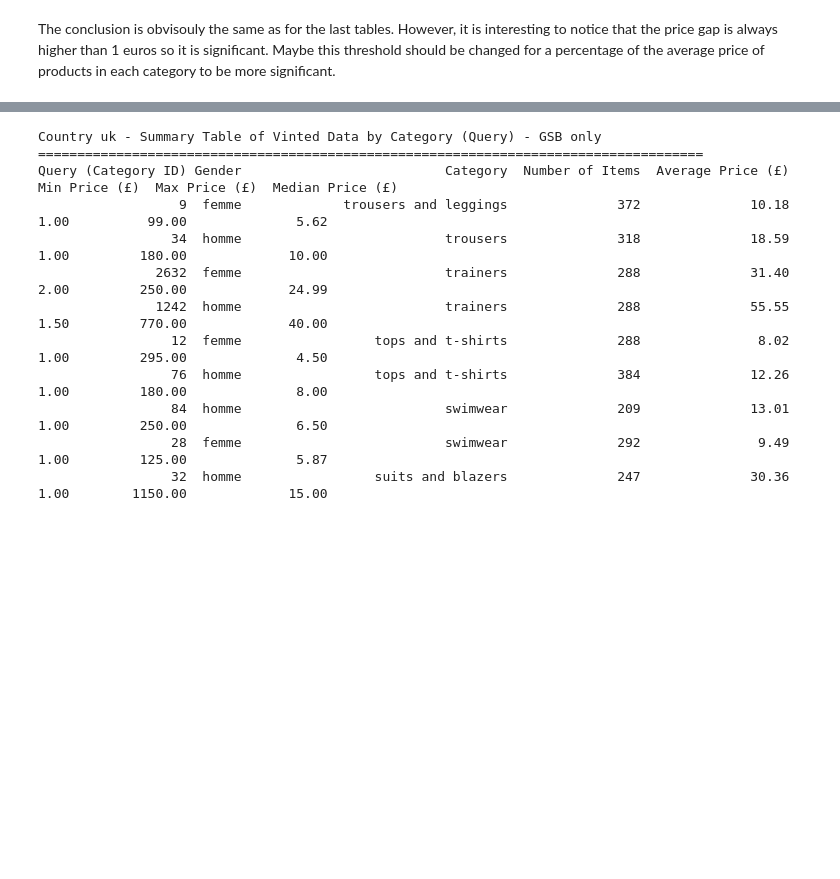
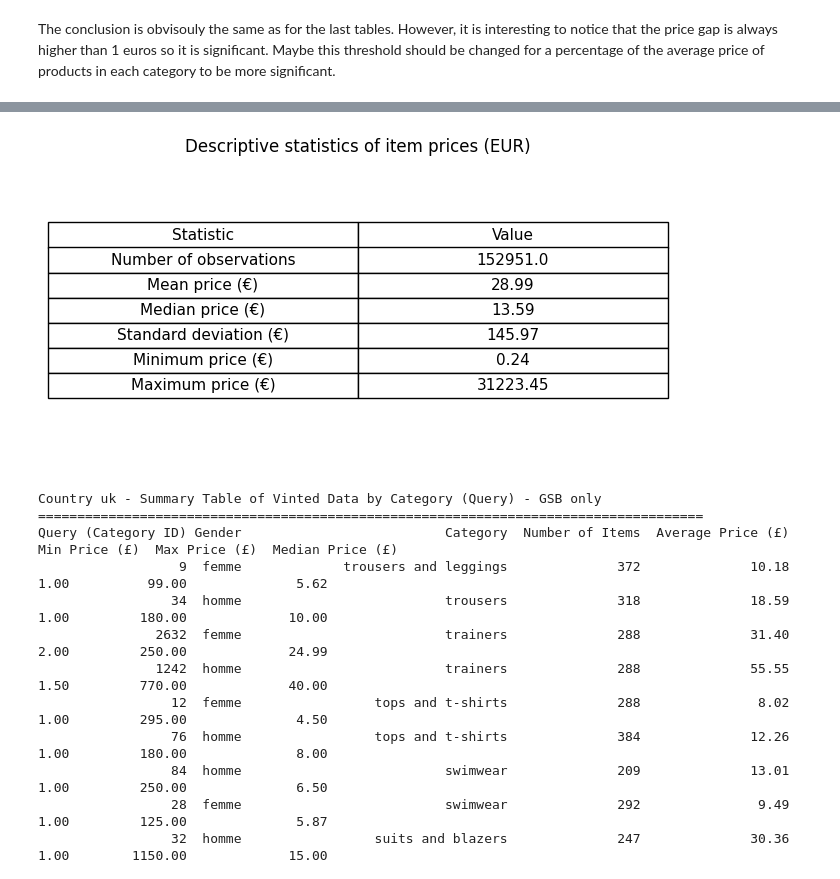
Before and after one commit to 01-prog/Data-analysis, a Jupyter notebook: Analyse_des_donnees.ipynb, the cells around one changed output, grey strips where cells are left out. Saved outputs shown, nothing was run; the diff lists cells and outputs as text; code cells hidden in the pictures; blank space fills up the shorter version.

```diff
--- a/Analyse_des_donnees.ipynb
+++ b/Analyse_des_donnees.ipynb
@@ -783,4 +564,104 @@ Currency types encountered (non-EUR): {'GBP', 'RON', 'USD'}
 Number of items in non-EUR currencies: 30124
+# %%
+# -----------------------
+# 1. Charger et filtrer les données
+# -----------------------
+
+prices = []
+countries = []
+categories = []
+
+with open("vinted_products_api.jsonl", "r", encoding="utf-8") as f:
+    for line in f:
+        item = json.loads(line)
+        try:
+            price = float(item["prix"]["amount"])
+            prices.append(price)
+        except (KeyError, ValueError, TypeError):
+            continue
+
+        # Garder uniquement les prix en EUR
+        if item.get('prix', {}).get('currency_code') != 'EUR':
+            if item.get('prix', {}).get('currency_code') == 'USD':
+                price *= 0.85  # Exemple de conversion USD -> EUR
+            elif item.get('prix', {}).get('currency_code') == 'GBP':
+                price *= 1.15  # Exemple de conversion GBP -> EUR
+            else:
+                continue  # Ignorer autres devises
+
+        country = item.get('country', 'unknown')
+        if isinstance(country, list):
+            country = country[0]
+        countries.append(country)
+        query = item.get("query")
+        categories.append(category_dict.get(query, 'unknown'))
+
+
+
+
+price_series = pd.Series(prices, name="Price (€)")
+
+# -----------------------
+# 2. Calcul des statistiques descriptives
+# -----------------------
+
+
+desc_stats = pd.DataFrame({
+    "Statistic": [
+        "Number of observations",
+        "Mean price (€)",
+        "Median price (€)",
+        "Standard deviation (€)",
+        "Minimum price (€)",
+        "Maximum price (€)"
+    ],
+    "Value": [
+        price_series.count(),
+        round(price_series.mean(), 2),
+        round(price_series.median(), 2),
+        round(price_series.std(), 2),
+        round(price_series.min(), 2),
+        round(price_series.max(), 2)
+    ]
+})
+
+# -----------------------
+# 3. Export en Excel (pour PowerPoint / Google Slides)
+# -----------------------
+
+desc_stats.to_excel(
+    "vinted_descriptive_statistics.xlsx",
+    index=False
+)
+
+# -----------------------
+# 4. Export en image (directement utilisable dans une slide)
+# -----------------------
+
+fig, ax = plt.subplots(figsize=(8, 4))
+ax.axis("off")
+
+table = ax.table(
+    cellText=desc_stats.values,
+    colLabels=desc_stats.columns,
+    cellLoc="center",
+    loc="center"
+)
+
+table.auto_set_font_size(False)
+table.set_fontsize(11)
+table.scale(1, 1.5)
+
+plt.title("Descriptive statistics of item prices (EUR)", pad=2)
+plt.savefig(
+    "vinted_descriptive_statistics.png",
+    dpi=300,
+    bbox_inches="tight"
+)
+plt.subplots_adjust(top=0.88)
+plt.show()
+# %% [output]
+[figure, added]
 # %%
 # Tri par pays et catégorie
 
```
Also changed, not shown: parts of 15 cells of this notebook, 19 other files.
